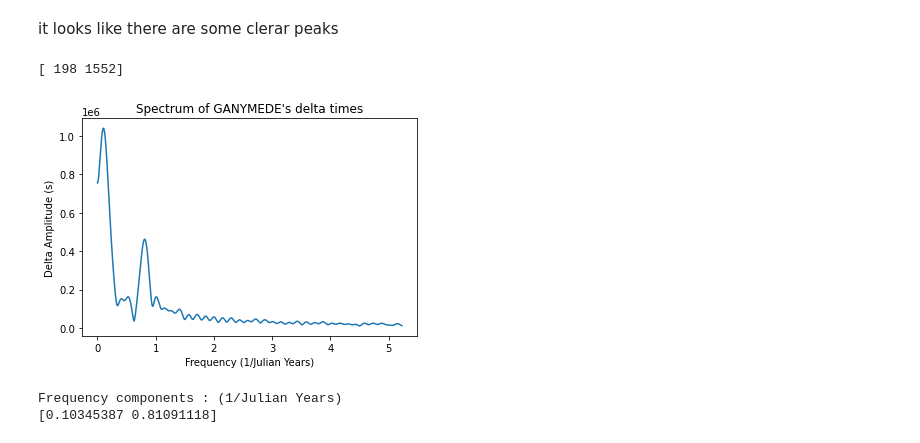
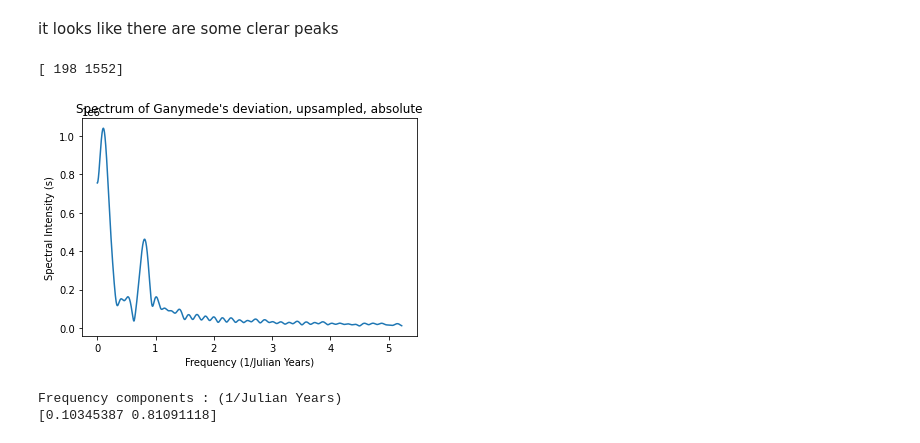
Before and after one commit to vittorioserra/jupiter_moons, a Jupyter notebook: pymeeus-master/analyzeEvent/Fourier-Analysis-of-error.ipynb, the cells around one changed output. Drawn from its saved outputs; the diff is of its cells as text; code cells hidden in the pictures.

```diff
--- a/pymeeus-master/analyzeEvent/Fourier-Analysis-of-error.ipynb
+++ b/pymeeus-master/analyzeEvent/Fourier-Analysis-of-error.ipynb
@@ -136,7 +134,7 @@ for i in range (len(relative_sampling_time)-1):
     samples_diff_vec[i] = relative_sampling_time[i+1] - relative_sampling_time[i]
 
 
-hot_positions = samples_diff_vec > 160000*2
+hot_positions = samples_diff_vec > 180000*2
 
 #print(hot_positions)
 
@@ -1528,22 +1492,22 @@ it looks like there are some clerar peaks
 # %%
 #zero pad for higher resolutioin
 zero_pad = np.zeros(2**24-len(eclipse_data_interp))
 s_interp = fft(np.append(eclipse_data_interp, zero_pad))
 
 t_s = (1*3600)/(365.25*24*3600)
 
 freq = np.fft.fftfreq(2**24, d=t_s)
 
-plt.ylabel('Delta Amplitude (s)')
+plt.ylabel('Spectral Intensity (s)')
 plt.xlabel('Frequency (1/Julian Years)')
-plt.title('Spectrum of GANYMEDE\'s delta times')
+plt.title('Spectrum of Ganymede\'s deviation, upsampled, absolute')
 plt.plot(freq[0:10000], np.abs(s_interp[0:10000]))
 
 peaks, _ = find_peaks(np.abs(s_interp[0:int(len(s_interp)/2)]), height=3*10**5)
 print(peaks)
 # %% [output]
 [ 198 1552]
-[figure, old version]
+[figure, new version]
 # %%
 #here I will try to clean the signal using a window, actually we should see way less disturbances in the HF zone, nevertheless we are not really interested in it since they mainly come from the junp-function
 w = windows.blackmanharris(len(eclipse_data_interp))
```
Also changed, not shown: parts of 48 cells of this notebook, 18 other files.
